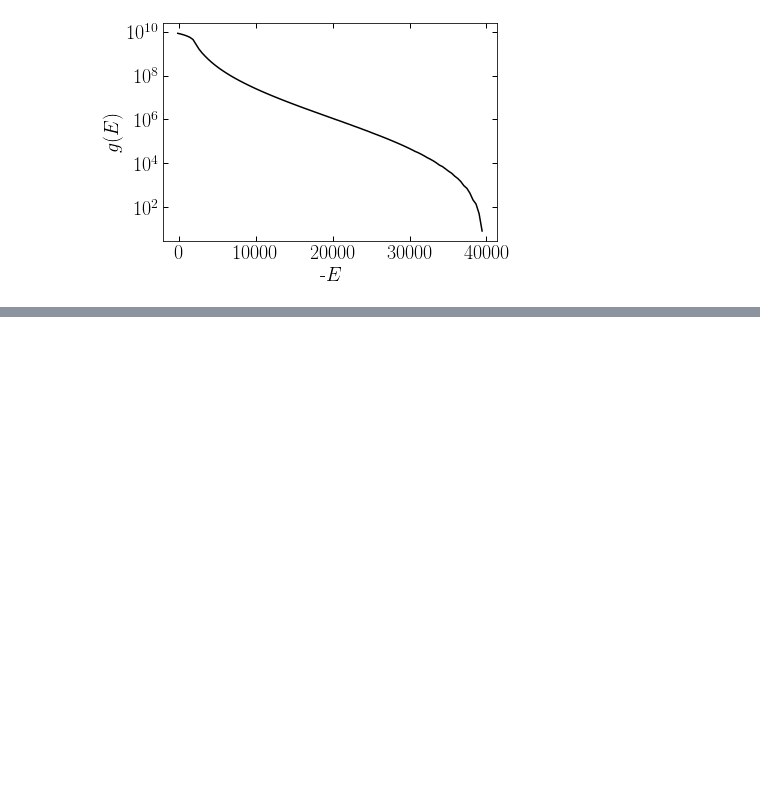
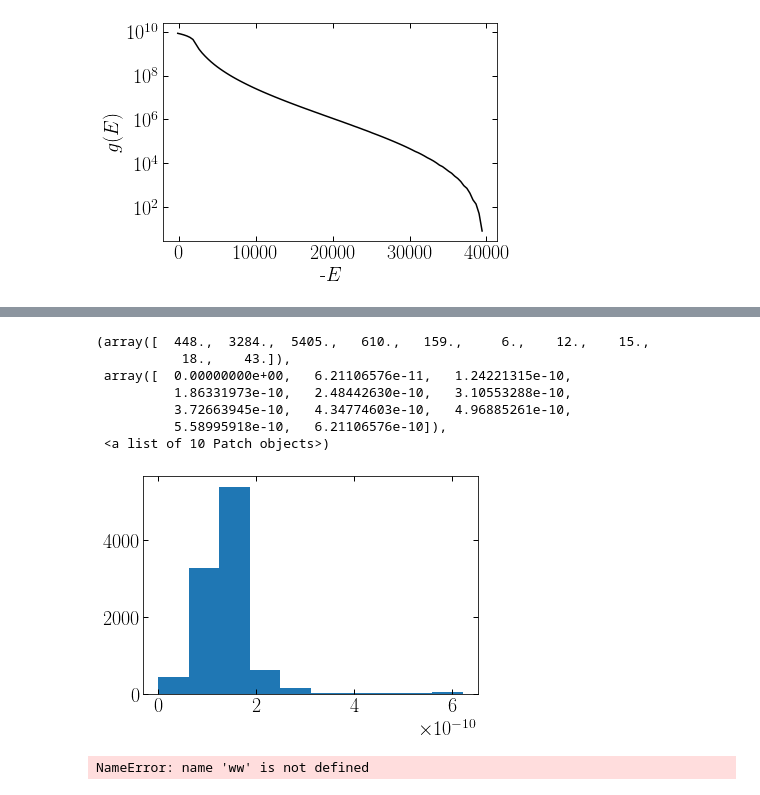
Before and after one commit to chervs/tracers_triaxial, a Jupyter notebook: test_Stracers.ipynb, the cells around one changed output, grey strips where cells are left out. Cells and saved outputs as stored; diff of their text form; code cells hidden in the pictures; blank space fills up the shorter version.

```diff
--- a/test_Stracers.ipynb
+++ b/test_Stracers.ipynb
@@ -523,2 +525,0 @@ plt.savefig('N_E.pdf', bbox_inches='tight')
-# %%
-def weights():
@@ -524,0 +602,15 @@ def weights():
+# %%
+hist(ww)
+# %% [output]
+(array([  448.,  3284.,  5405.,   610.,   159.,     6.,    12.,    15.,
+           18.,    43.]),
+ array([  0.00000000e+00,   6.21106576e-11,   1.24221315e-10,
+          1.86331973e-10,   2.48442630e-10,   3.10553288e-10,
+          3.72663945e-10,   4.34774603e-10,   4.96885261e-10,
+          5.58995918e-10,   6.21106576e-10]),
+ <a list of 10 Patch objects>)
+[figure, added]
+# %%
+len(ww)
+# %% [output]
+NameError: name 'ww' is not defined
```
Also changed, not shown: parts of 11 cells of this notebook.
